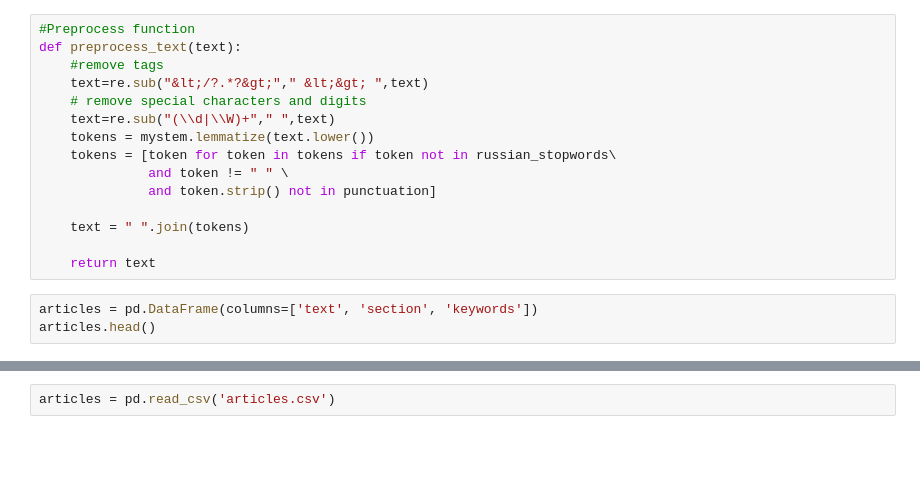
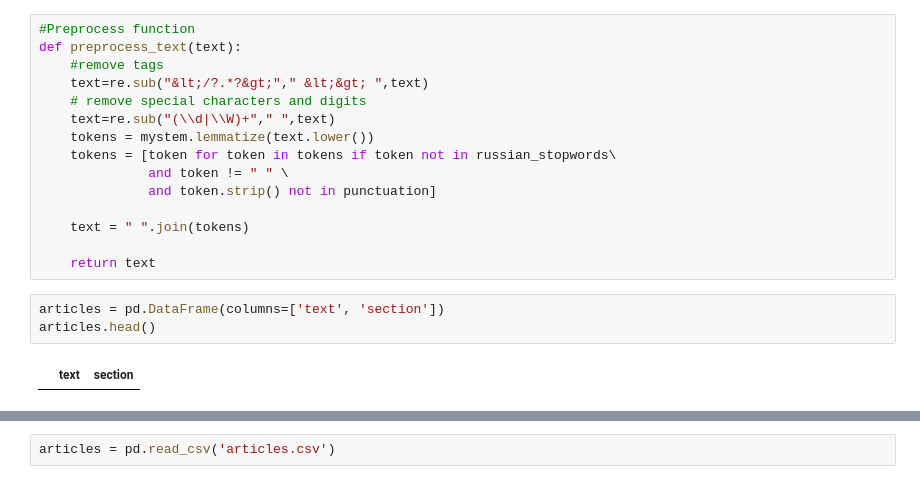
Before and after one commit to mikhachev/geekbrains-neuro, a Jupyter notebook: nlp_project/articles_classification.ipynb, the cells around one changed output, grey strips where cells are left out. Drawn from its saved outputs; the diff is of its cells as text; blank space fills up the shorter version.

```diff
--- a/nlp_project/articles_classification.ipynb
+++ b/nlp_project/articles_classification.ipynb
@@ -40,5 +41,7 @@ def preprocess_text(text):
 
     return text
 # %%
-articles = pd.DataFrame(columns=['text', 'section', 'keywords'])
+articles = pd.DataFrame(columns=['text', 'section'])
 articles.head()
+# %% [output]
+|  | text | section |
```
Also changed, not shown: parts of 20 cells of this notebook.
